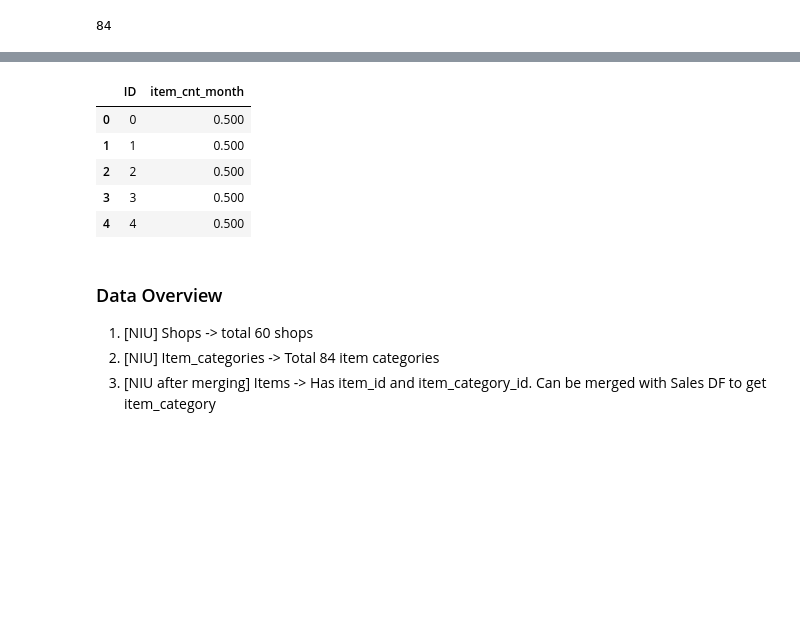
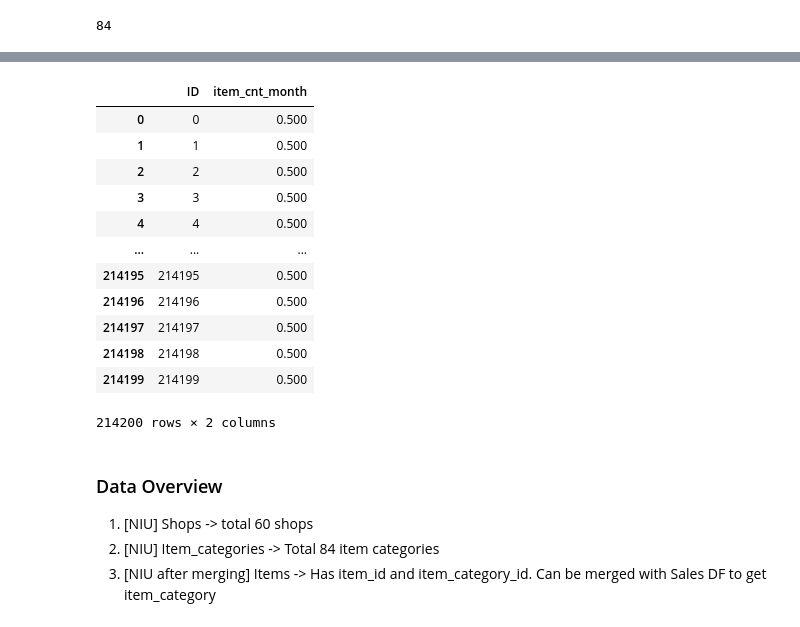
Before and after one commit to Neelam-Singhal/Forecast_Sales_Kaggle_Competiton, a Jupyter notebook: forecast_sales_model.ipynb, the cells around one changed output, grey strips where cells are left out. Drawn from its saved outputs; the diff is of its cells as text; code cells hidden in the pictures; blank space fills up the shorter version.

```diff
--- a/forecast_sales_model.ipynb
+++ b/forecast_sales_model.ipynb
@@ -56,12 +63,19 @@ final_test.head()
 # %%
-sample_submission.head()
+sample_submission
 # %% [output]
 |  | ID | item_cnt_month |
 | 0 | 0 | 0.500 |
 | 1 | 1 | 0.500 |
 | 2 | 2 | 0.500 |
 | 3 | 3 | 0.500 |
 | 4 | 4 | 0.500 |
+| ... | ... | ... |
+| 214195 | 214195 | 0.500 |
+| 214196 | 214196 | 0.500 |
+| 214197 | 214197 | 0.500 |
+| 214198 | 214198 | 0.500 |
+| 214199 | 214199 | 0.500 |
+214200 rows × 2 columns
 # %% [markdown]
 ### Data Overview
 1. [NIU] Shops -> total 60 shops
```
Also changed, not shown: parts of 24 cells of this notebook, 1 other file.
